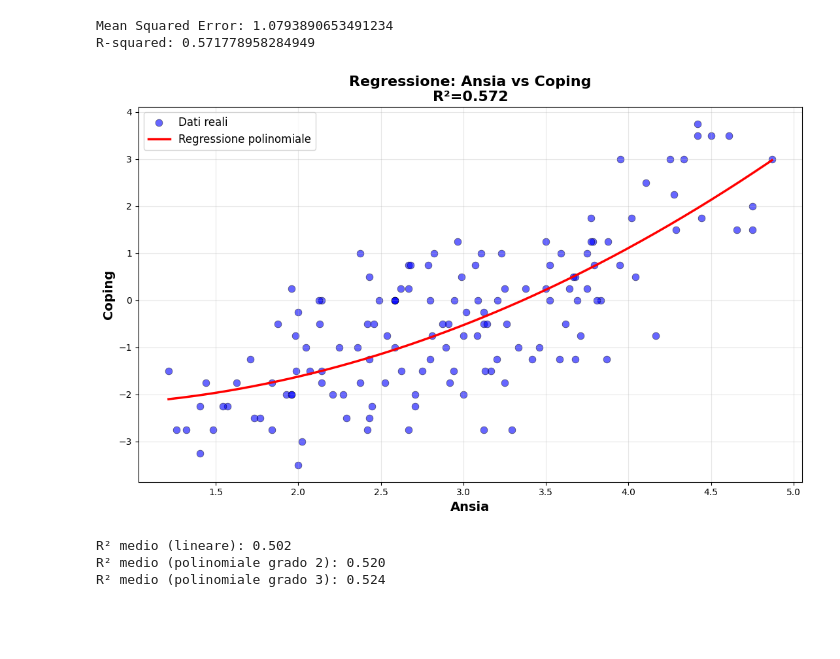
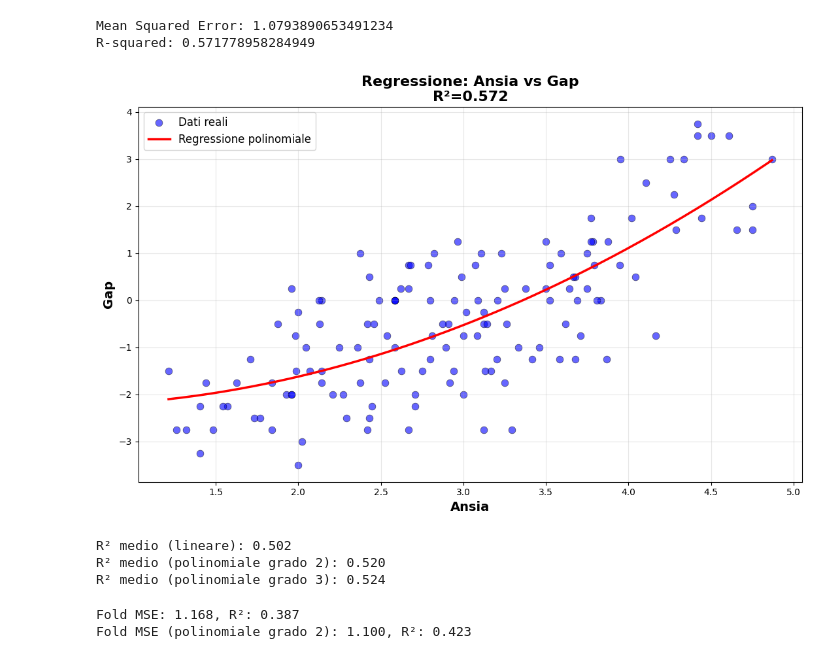
Before and after one commit to gaiacassinelli1/Project-Work, a Jupyter notebook: notebook/regressioni.ipynb, the cells around one changed output. Cells and saved outputs as stored; diff of their text form; code cells hidden in the pictures; blank space fills up the shorter version.

Commit message:
fix regressioni (manca grid-search)

```diff
--- a/notebook/regressioni.ipynb
+++ b/notebook/regressioni.ipynb
@@ -519,30 +528,30 @@ R-squared: 0.571778958284949
 # %%
 # X_smooth ordinato
 X_smooth = np.linspace(X_4.min(), X_4.max(), 300)
 X_smooth_poly = poly_features.transform(X_smooth.reshape(-1, 1))
 y_smooth = lin_reg4_2.predict(X_smooth_poly)
 
 # Grafico
 fig, ax = plt.subplots(figsize=(11, 7))
 
 # Scatter dei dati reali
 ax.scatter(X_4, y_4, alpha=0.6, s=60, color='blue',
           label='Dati reali', edgecolors='black', linewidth=0.5)
 
 # Curva liscia di regressione
 ax.plot(X_smooth, y_smooth, 'r-', linewidth=2.5,
        label='Regressione polinomiale')
 
 ax.set_xlabel("Ansia", fontsize=14, fontweight='bold')
-ax.set_ylabel("Coping", fontsize=14, fontweight='bold')
-ax.set_title(f'Regressione: Ansia vs Coping\nR²={r2_4_2:.3f}',
+ax.set_ylabel("Gap", fontsize=14, fontweight='bold')
+ax.set_title(f'Regressione: Ansia vs Gap\nR²={r2_4_2:.3f}',
             fontsize=16, fontweight='bold')
 ax.legend(fontsize=12)
 ax.grid(True, alpha=0.3)
 plt.tight_layout()
-save_fig("regressione_poli4_ansia_evitamento")
+save_fig("regressione_poli4_ansia_gap")
 plt.show()
 # %% [output]
-[figure, old version]
+[figure, new version]
 # %%
 # cross-validation
@@ -569,3 +574,31 @@ print(f"R² medio (polinomiale grado 3): {scores_poly3.mean():.3f}")
 R² medio (lineare): 0.502
 R² medio (polinomiale grado 2): 0.520
 R² medio (polinomiale grado 3): 0.524
+# %%
+# split stratificato
+from sklearn.model_selection import KFold
+
+kf = KFold(n_splits=5, shuffle=True, random_state=42)
+
+for train_idx, test_idx in kf.split(X_4):  # ← NO Y!
+    X_train, X_test = X_4[train_idx], X_4[test_idx]
+    y_train, y_test = y_4[train_idx], y_4[test_idx]
+
+# Modello di regressione lineare
+lin_reg_kf = LinearRegression()
+lin_reg_kf.fit(X_train, y_train)
+y_pred_kf = lin_reg_kf.predict(X_test)
+mse_kf = mean_squared_error(y_test, y_pred_kf)
+r2_kf = r2_score(y_test, y_pred_kf)
+print(f"Fold MSE: {mse_kf:.3f}, R²: {r2_kf:.3f}")
+
+# Modello di regressione polinomiale di grado 2
+poly_reg_kf = make_pipeline(PolynomialFeatures(degree=2, include_bias=False), LinearRegression())
+poly_reg_kf.fit(X_train, y_train)
+y_pred_poly_kf = poly_reg_kf.predict(X_test)
+mse_poly_kf = mean_squared_error(y_test, y_pred_poly_kf)
+r2_poly_kf = r2_score(y_test, y_pred_poly_kf)
+print(f"Fold MSE (polinomiale grado 2): {mse_poly_kf:.3f}, R²: {r2_poly_kf:.3f}")
+# %% [output]
+Fold MSE: 1.168, R²: 0.387
+Fold MSE (polinomiale grado 2): 1.100, R²: 0.423
```
Also changed, not shown: parts of 4 cells of this notebook.
